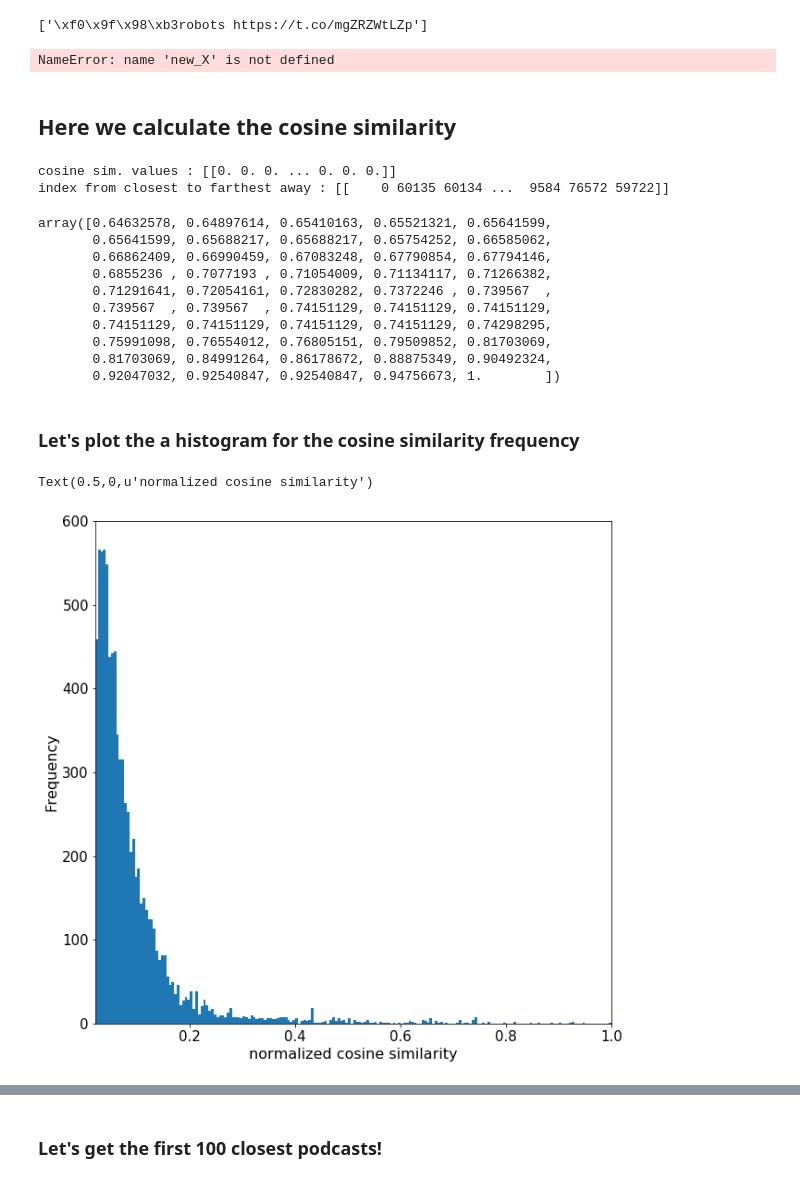
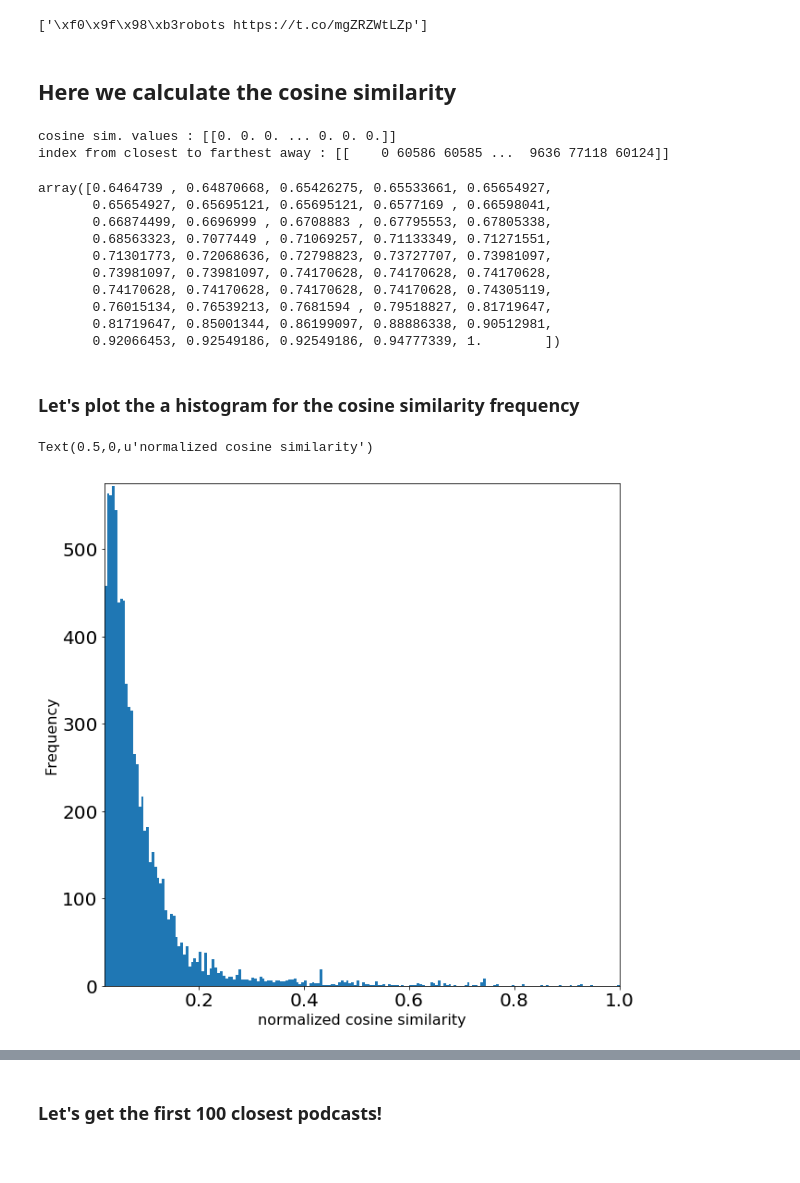
Before and after one commit to jamillan/PodFather, a Jupyter notebook: notebooks/bot/final_tfidf_lda.ipynb, the cells around one changed output, grey strips where cells are left out. Saved outputs shown, nothing was run; the diff lists cells and outputs as text; code cells hidden in the pictures.

```diff
--- a/notebooks/bot/final_tfidf_lda.ipynb
+++ b/notebooks/bot/final_tfidf_lda.ipynb
@@ -329,36 +311,6 @@ X_test /= norm
 tfidf_test = X_test
 # %% [output]
 ['\xf0\x9f\x98\xb3robots https://t.co/mgZRZWtLZp']
-# %%
-user_tweets = pd.read_csv('kanyewest_tweets.csv')
-user_tweets = user_tweets.text.values[:10]
-
-
-
-#weights = range(1,len(all_X_test.A));
-#weights = sorted(weights,reverse=True)
-
-X_test = tfidf_vectorizer.transform(user_tweets[:1]);
-
-final_X= X_test[:1]
-all_vect = tfidf_vectorizer.transform(user_tweets[:10])
-for idx,tweet_X in enumerate(all_vect[1:]):
-
-
- #   weight = weights[idx]
-
-    final_X = final_X + new_X
-
-
-
-
-norm = np.sum(final_X.A**2.0)
-norm = norm**0.5
-
-final_X /= norm
-tfidf_test =final_X
-# %% [output]
-NameError: name 'new_X' is not defined
 # %%
 #tfidf_test = tfidf_vectorizer.transform(X_test[:10])
 # %% [markdown]
@@ -372,35 +324,35 @@ a_sort = np.argsort(a.A)
 print("index from closest to farthest away : "  + str(a_sort))
 # %% [output]
 cosine sim. values : [[0. 0. 0. ... 0. 0. 0.]]
-index from closest to farthest away : [[    0 60135 60134 ...  9584 76572 59722]]
+index from closest to farthest away : [[    0 60586 60585 ...  9636 77118 60124]]
 # %%
 a.A /= a.A.max()
 # %%
 c = np.sort(a.A.flatten())
 c[len(c)-50:]
 # %% [output]
-array([0.64632578, 0.64897614, 0.65410163, 0.65521321, 0.65641599,
-       0.65641599, 0.65688217, 0.65688217, 0.65754252, 0.66585062,
-       0.66862409, 0.66990459, 0.67083248, 0.67790854, 0.67794146,
-       0.6855236 , 0.7077193 , 0.71054009, 0.71134117, 0.71266382,
-       0.71291641, 0.72054161, 0.72830282, 0.7372246 , 0.739567  ,
-       0.739567  , 0.739567  , 0.74151129, 0.74151129, 0.74151129,
-       0.74151129, 0.74151129, 0.74151129, 0.74151129, 0.74298295,
-       0.75991098, 0.76554012, 0.76805151, 0.79509852, 0.81703069,
-       0.81703069, 0.84991264, 0.86178672, 0.88875349, 0.90492324,
-       0.92047032, 0.92540847, 0.92540847, 0.94756673, 1.        ])
+array([0.6464739 , 0.64870668, 0.65426275, 0.65533661, 0.65654927,
+       0.65654927, 0.65695121, 0.65695121, 0.6577169 , 0.66598041,
+       0.66874499, 0.6696999 , 0.6708883 , 0.67795553, 0.67805338,
+       0.68563323, 0.7077449 , 0.71069257, 0.71133349, 0.71271551,
+       0.71301773, 0.72068636, 0.72798823, 0.73727707, 0.73981097,
+       0.73981097, 0.73981097, 0.74170628, 0.74170628, 0.74170628,
+       0.74170628, 0.74170628, 0.74170628, 0.74170628, 0.74305119,
+       0.76015134, 0.76539213, 0.7681594 , 0.79518827, 0.81719647,
+       0.81719647, 0.85001344, 0.86199097, 0.88886338, 0.90512981,
+       0.92066453, 0.92549186, 0.92549186, 0.94777339, 1.        ])
 # %% [markdown]
 ### Let's plot the a histogram for the cosine similarity frequency
 # %%
 from pylab import rcParams
 rcParams['figure.figsize'] = 10, 10
 plt.hist(a.A.flatten()[:], bins=200)
 plt.xlim((0.02,1.0))
-plt.ylim((0,600))
-plt.tick_params(axis='both', which='major', labelsize=15)
-plt.tick_params(axis='both', which='minor', labelsize=15)
+plt.ylim((0,575))
+plt.tick_params(axis='both', which='major', labelsize=20)
+plt.tick_params(axis='both', which='minor', labelsize=20)
 plt.ylabel('Frequency',fontsize=16)
 plt.xlabel('normalized cosine similarity',fontsize=16)
 # %% [output]
 Text(0.5,0,u'normalized cosine similarity')
-[figure, old version]
+[figure, new version]
```
Also changed, not shown: parts of 43 cells of this notebook.
